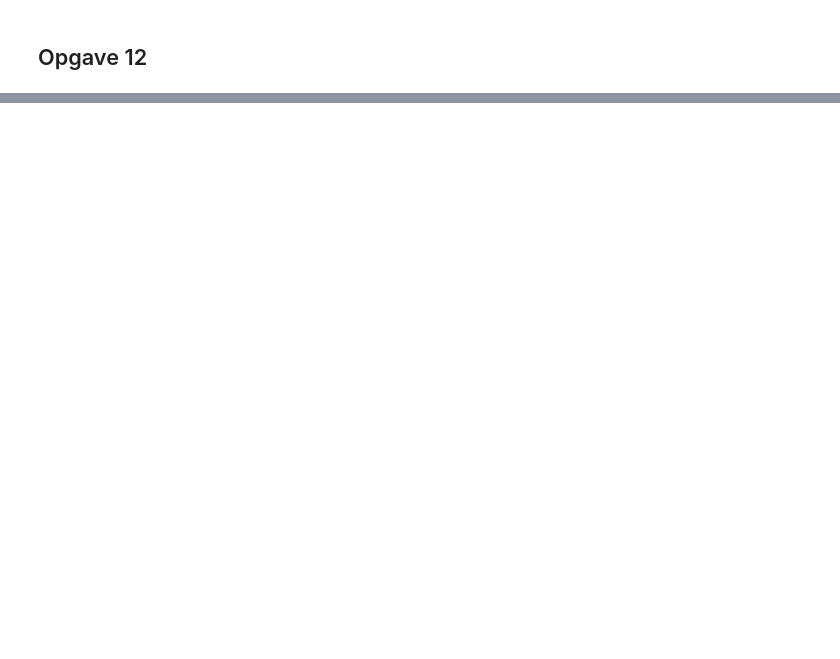
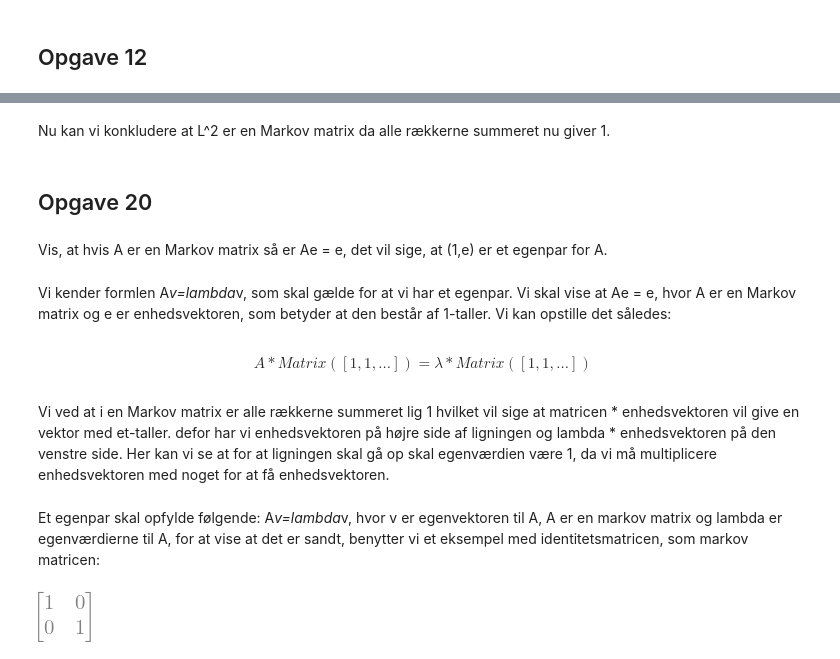
Before and after one commit to Raaaainbow/page-rank, a Jupyter notebook: PageRank.ipynb, the cells around one changed output, grey strips where cells are left out. Cells and saved outputs as stored; diff of their text form; code cells hidden in the pictures; blank space fills up the shorter version.

```diff
--- a/PageRank.ipynb
+++ b/PageRank.ipynb
@@ -423,0 +709,19 @@ for n in range(1000, 1010, 1):
+# %% [markdown]
+Nu kan vi konkludere at L^2 er en Markov matrix da alle rækkerne summeret nu giver 1.
+# %% [markdown]
+## Opgave 20
+# %% [markdown]
+Vis, at hvis A er en Markov matrix så er Ae = e, det vil sige, at (1,e) er et egenpar for A.
+# %% [markdown]
+Vi kender formlen A*v=lambda*v, som skal gælde for at vi har et egenpar. Vi skal vise at Ae = e, hvor A er en Markov matrix og e er enhedsvektoren, som betyder at den består af 1-taller. Vi kan opstille det således:
+# %% [markdown]
+$$ A * Matrix([1,1,...]) = λ * Matrix([1,1,...]) $$
+# %% [markdown]
+Vi ved at i en Markov matrix er alle rækkerne summeret lig 1 hvilket vil sige at matricen * enhedsvektoren vil give en vektor med et-taller. defor har vi enhedsvektoren på højre side af ligningen og lambda * enhedsvektoren på den venstre side. Her kan vi se at for at ligningen skal gå op skal egenværdien være 1, da vi må multiplicere enhedsvektoren med noget for at få enhedsvektoren.
+# %% [markdown]
+Et egenpar skal opfylde følgende: A*v=lambda*v, hvor v er egenvektoren til A, A er en markov matrix og lambda er egenværdierne til A, for at vise at det er sandt, benytter vi et eksempel med identitetsmatricen, som markov matricen:
+# %%
+A = Matrix([[1,0],[0,1]])
+A
+# %% [output]
+[figure, added]
```
Also changed, not shown: parts of 159 cells of this notebook, 2 other files.
